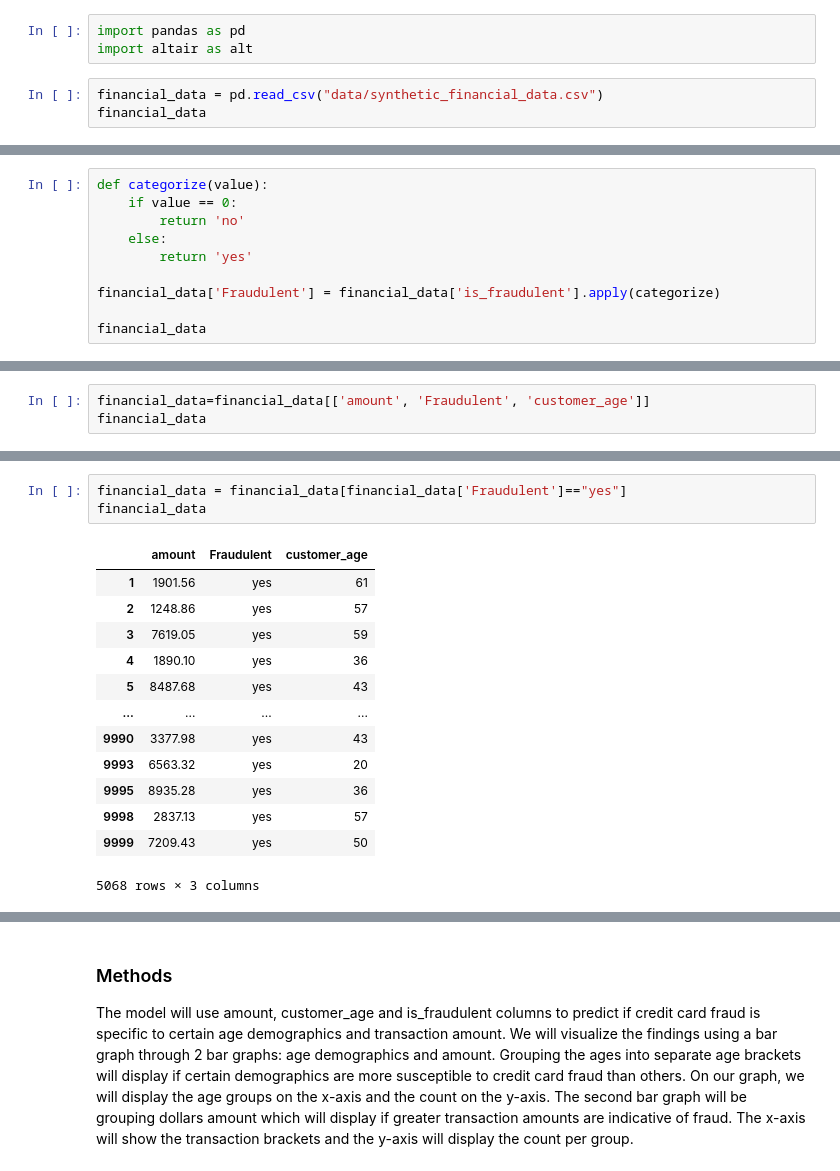
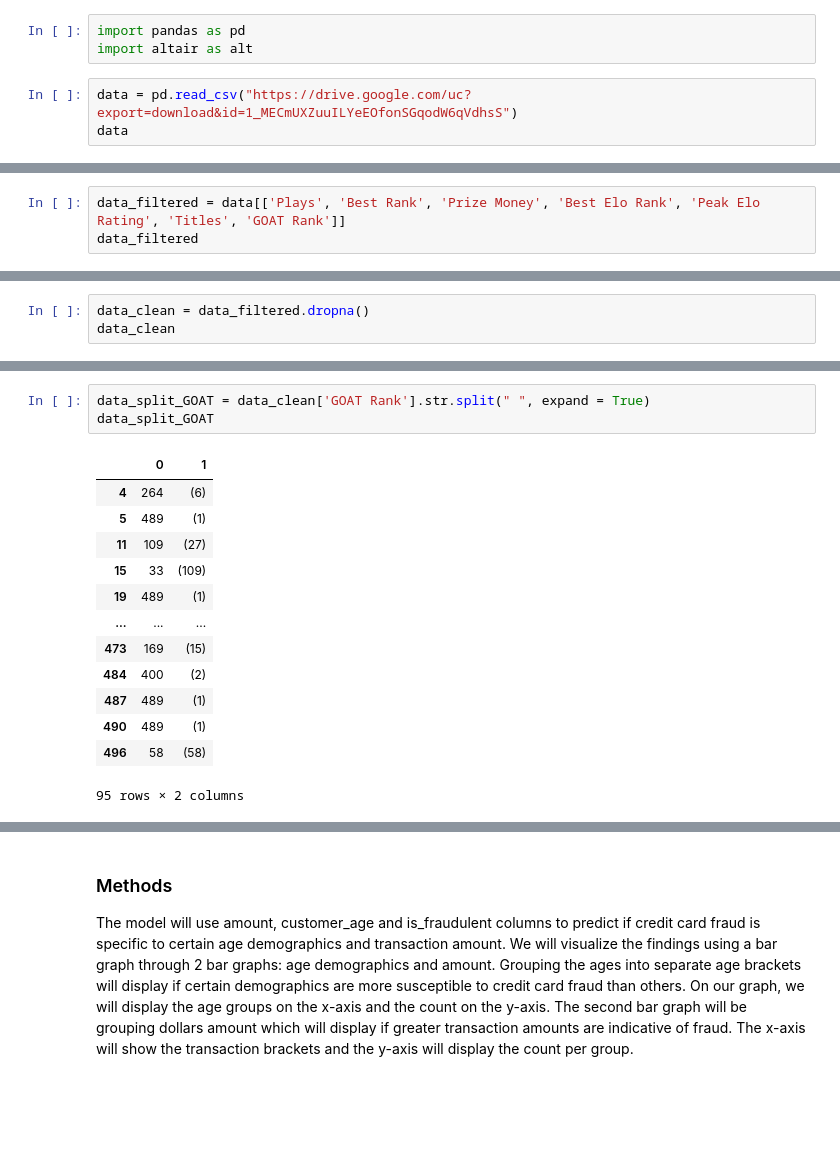
Before and after one commit to Rehnoor/Tennis_Handedness, a Jupyter notebook: Documents/project_proposal.ipynb, the cells around one changed output, grey strips where cells are left out. Drawn from its saved outputs; the diff is of its cells as text; blank space fills up the shorter version.

```diff
--- a/Documents/project_proposal.ipynb
+++ b/Documents/project_proposal.ipynb
@@ -29,6 +29,6 @@ The data set used in this proposal, Transaction Data for Fraud Analysis, analyse
 import pandas as pd
 import altair as alt
 # %%
-financial_data = pd.read_csv("data/synthetic_financial_data.csv")
-financial_data
+data = pd.read_csv("https://drive.google.com/uc?export=download&id=1_MECmUXZuuILYeEOfonSGqodW6qVdhsS")
+data
 # %% [output]
@@ -54,12 +59,5 @@ Index(['transaction_id', 'customer_id', 'merchant_id', 'amount',
       dtype='object')
 # %%
-def categorize(value):
-    if value == 0:
-        return 'no'
-    else:
-        return 'yes'
-
-financial_data['Fraudulent'] = financial_data['is_fraudulent'].apply(categorize)
-
-financial_data
+data_filtered = data[['Plays', 'Best Rank', 'Prize Money', 'Best Elo Rank', 'Peak Elo Rating', 'Titles', 'GOAT Rank']]
+data_filtered
 # %% [output]
@@ -79,4 +77,4 @@ financial_data
 # %%
-financial_data=financial_data[['amount', 'Fraudulent', 'customer_age']]
-financial_data
+data_clean = data_filtered.dropna()
+data_clean
 # %% [output]
@@ -98,18 +100,18 @@ import altair as alt
 # %%
-financial_data = financial_data[financial_data['Fraudulent']=="yes"]
-financial_data
+data_split_GOAT = data_clean['GOAT Rank'].str.split(" ", expand = True)
+data_split_GOAT
 # %% [output]
-|  | amount | Fraudulent | customer_age |
-| 1 | 1901.56 | yes | 61 |
-| 2 | 1248.86 | yes | 57 |
-| 3 | 7619.05 | yes | 59 |
-| 4 | 1890.10 | yes | 36 |
-| 5 | 8487.68 | yes | 43 |
-| ... | ... | ... | ... |
-| 9990 | 3377.98 | yes | 43 |
-| 9993 | 6563.32 | yes | 20 |
-| 9995 | 8935.28 | yes | 36 |
-| 9998 | 2837.13 | yes | 57 |
-| 9999 | 7209.43 | yes | 50 |
+|  | 0 | 1 |
+| 4 | 264 | (6) |
+| 5 | 489 | (1) |
+| 11 | 109 | (27) |
+| 15 | 33 | (109) |
+| 19 | 489 | (1) |
+| ... | ... | ... |
+| 473 | 169 | (15) |
+| 484 | 400 | (2) |
+| 487 | 489 | (1) |
+| 490 | 489 | (1) |
+| 496 | 58 | (58) |
-5068 rows × 3 columns
+95 rows × 2 columns
 # %%
```
Also changed, not shown: parts of 7 cells of this notebook.
